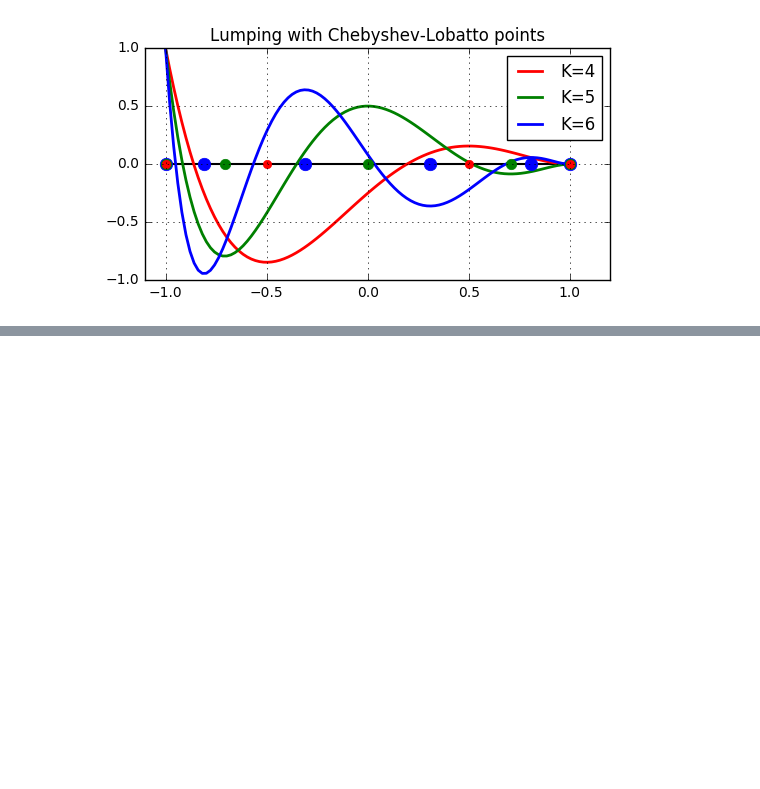
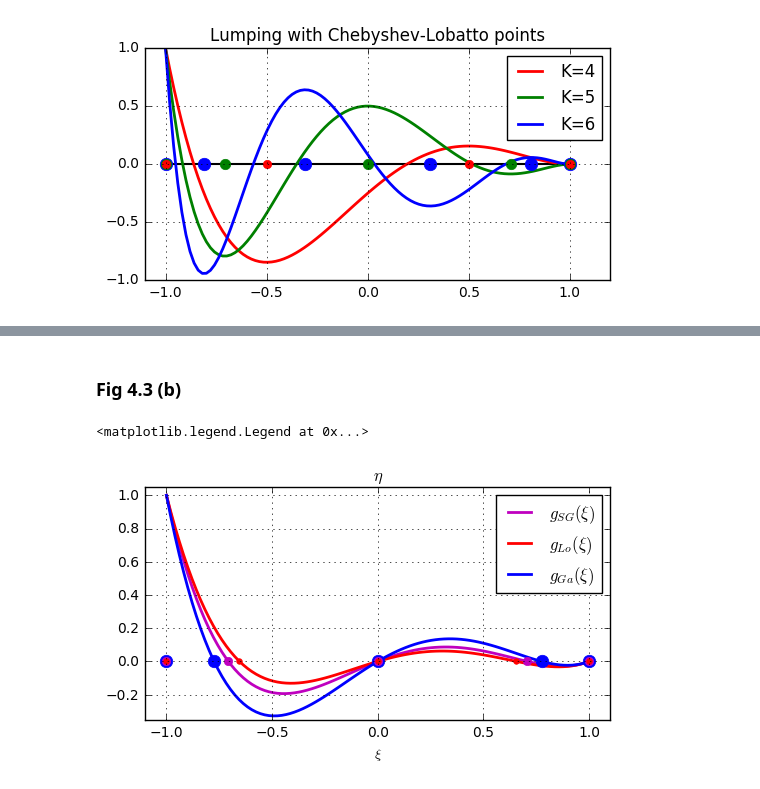
Before and after one commit to piyueh/SEM-Toolbox, a Jupyter notebook: Huynh2007/Fig4.1-4.3.ipynb, the cells around one changed output, grey strips where cells are left out. Drawn from its saved outputs; the diff is of its cells as text; code cells hidden in the pictures; blank space fills up the shorter version.

```diff
--- a/Huynh2007/Fig4.1-4.3.ipynb
+++ b/Huynh2007/Fig4.1-4.3.ipynb
@@ -114,0 +144,35 @@ pyplot.legend(loc=0)
+# %% [markdown]
+### Fig 4.3 (b)
+# %%
+K = 4
+
+nodesSG = ChebyshevLobatto(K+1)
+gSG = poly.Lagrange(nodesSG, numpy.array([1.]+[0.]*K))
+
+nodesLo = quad.GaussLobattoJacobi(K+1).nodes
+gLo = poly.Lagrange(nodesLo, numpy.array([1.]+[0.]*K))
+
+nodesGa = numpy.zeros(K+1)
+nodesGa[0] = -1.
+nodesGa[1:-1] = quad.GaussJacobi(K-1).nodes
+nodesGa[-1] = 1.
+gGa = poly.Lagrange(nodesGa, numpy.array([1.]+[0.]*K))
+# %%
+x = numpy.linspace(-1., 1., 100)
+
+pyplot.figure(figsize=(6, 3))
+pyplot.plot(x, gSG(x), 'm-', lw=2, label=r'$g_{SG}(\xi)$')
+pyplot.plot(x, gLo(x), 'r-', lw=2, label=r'$g_{Lo}(\xi)$')
+pyplot.plot(x, gGa(x), 'b-', lw=2, label=r'$g_{Ga}(\xi)$')
+pyplot.plot(nodesGa, numpy.zeros(K+1), 'b.', markersize=18)
+pyplot.plot(nodesSG, numpy.zeros(K+1), 'm.', markersize=12)
+pyplot.plot(nodesLo, numpy.zeros(K+1), 'r.', markersize=8)
+pyplot.title(r'$\eta$')
+pyplot.xlim(-1.1, 1.1)
+pyplot.ylim(-0.35, 1.05)
+pyplot.xlabel(r'$\xi$')
+pyplot.grid()
+pyplot.legend(loc=0)
+# %% [output]
+<matplotlib.legend.Legend at 0x...>
+[figure, added]
```
Also changed, not shown: parts of 3 cells of this notebook.
